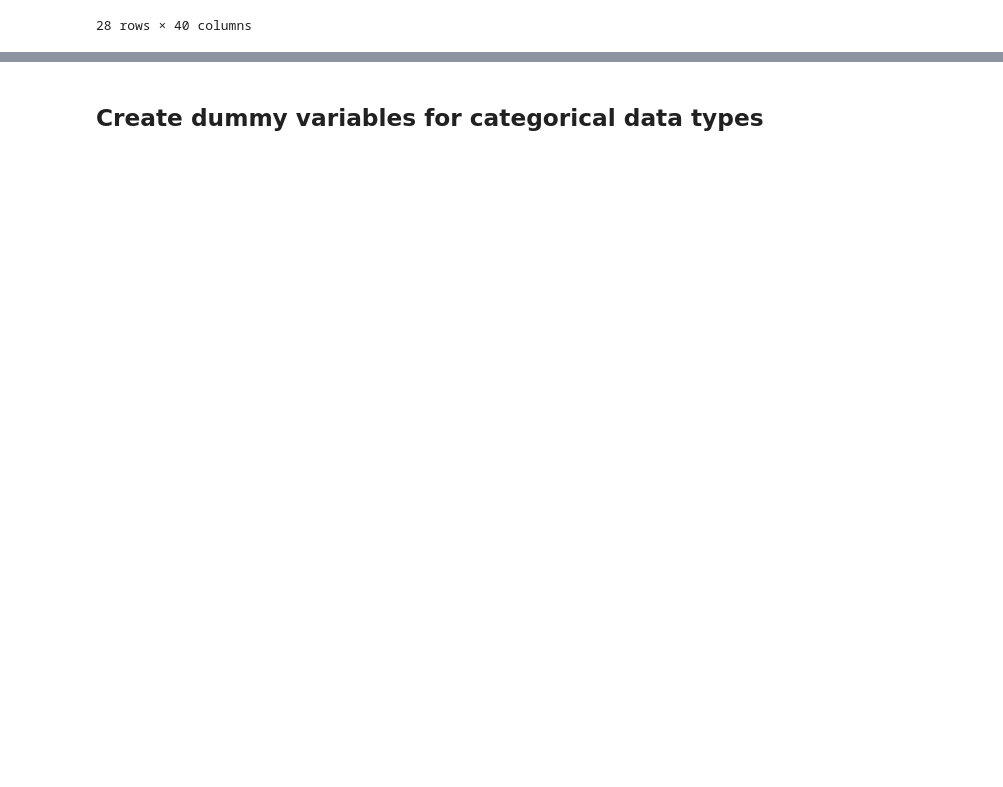
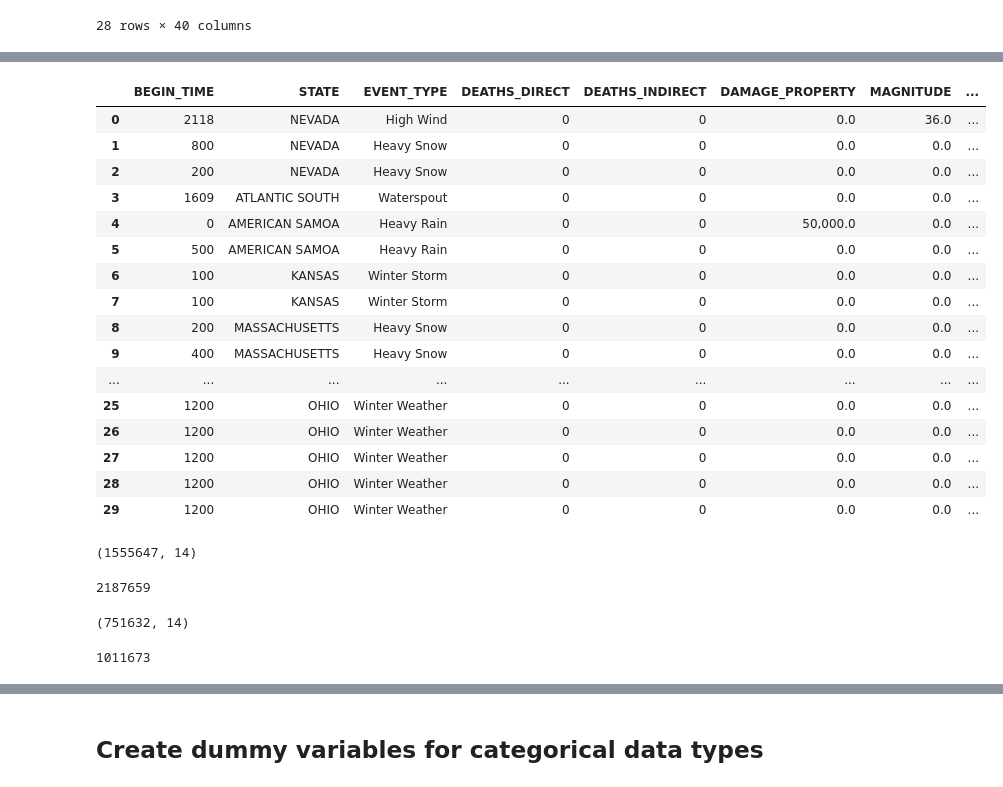
Before and after one commit to topgreg/Severe-Weather-Repo, a Jupyter notebook: Notebooks/SWC - Pre-processing.ipynb, the cells around one changed output, grey strips where cells are left out. Cells and saved outputs as stored; diff of their text form; code cells hidden in the pictures; blank space fills up the shorter version.

```diff
--- a/Notebooks/SWC - Pre-processing.ipynb
+++ b/Notebooks/SWC - Pre-processing.ipynb
@@ -171,0 +150,28 @@ memory usage: 225.5+ MB
+# %%
+df.head(30)
+# %% [output]
+|  | BEGIN_TIME | STATE | EVENT_TYPE | DEATHS_DIRECT | DEATHS_INDIRECT | DAMAGE_PROPERTY | MAGNITUDE | ... |
+| 0 | 2118 | NEVADA | High Wind | 0 | 0 | 0.0 | 36.0 | ... |
+| 1 | 800 | NEVADA | Heavy Snow | 0 | 0 | 0.0 | 0.0 | ... |
+| 2 | 200 | NEVADA | Heavy Snow | 0 | 0 | 0.0 | 0.0 | ... |
+| 3 | 1609 | ATLANTIC SOUTH | Waterspout | 0 | 0 | 0.0 | 0.0 | ... |
+| 4 | 0 | AMERICAN SAMOA | Heavy Rain | 0 | 0 | 50,000.0 | 0.0 | ... |
+| 5 | 500 | AMERICAN SAMOA | Heavy Rain | 0 | 0 | 0.0 | 0.0 | ... |
+| 6 | 100 | KANSAS | Winter Storm | 0 | 0 | 0.0 | 0.0 | ... |
+| 7 | 100 | KANSAS | Winter Storm | 0 | 0 | 0.0 | 0.0 | ... |
+| 8 | 200 | MASSACHUSETTS | Heavy Snow | 0 | 0 | 0.0 | 0.0 | ... |
+| 9 | 400 | MASSACHUSETTS | Heavy Snow | 0 | 0 | 0.0 | 0.0 | ... |
+| ... | ... | ... | ... | ... | ... | ... | ... | ... |
+| 25 | 1200 | OHIO | Winter Weather | 0 | 0 | 0.0 | 0.0 | ... |
+| 26 | 1200 | OHIO | Winter Weather | 0 | 0 | 0.0 | 0.0 | ... |
+| 27 | 1200 | OHIO | Winter Weather | 0 | 0 | 0.0 | 0.0 | ... |
+| 28 | 1200 | OHIO | Winter Weather | 0 | 0 | 0.0 | 0.0 | ... |
+| 29 | 1200 | OHIO | Winter Weather | 0 | 0 | 0.0 | 0.0 | ... |
+# %%
+df.shape
+# %% [output]
+(1555647, 14)
+# %%
+df.isna().sum().sum()
+# %% [output]
+2187659
@@ -171,0 +184,9 @@ memory usage: 225.5+ MB
+# %%
+df.shape
+# %% [output]
+(751632, 14)
+# %%
+# when including storm size fill to zero
+1011673
+# %% [output]
+1011673
```
Also changed, not shown: parts of 77 cells of this notebook, 2 other files.
